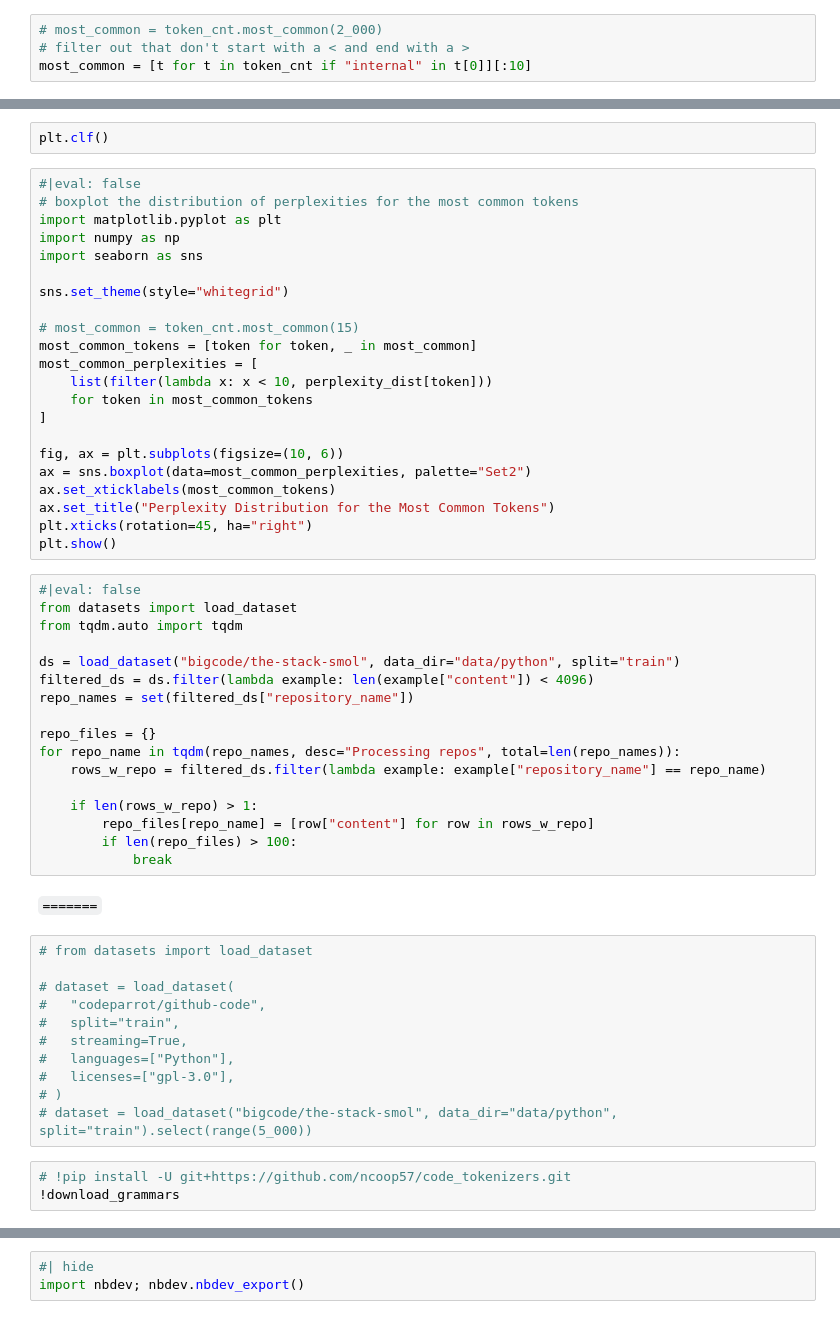
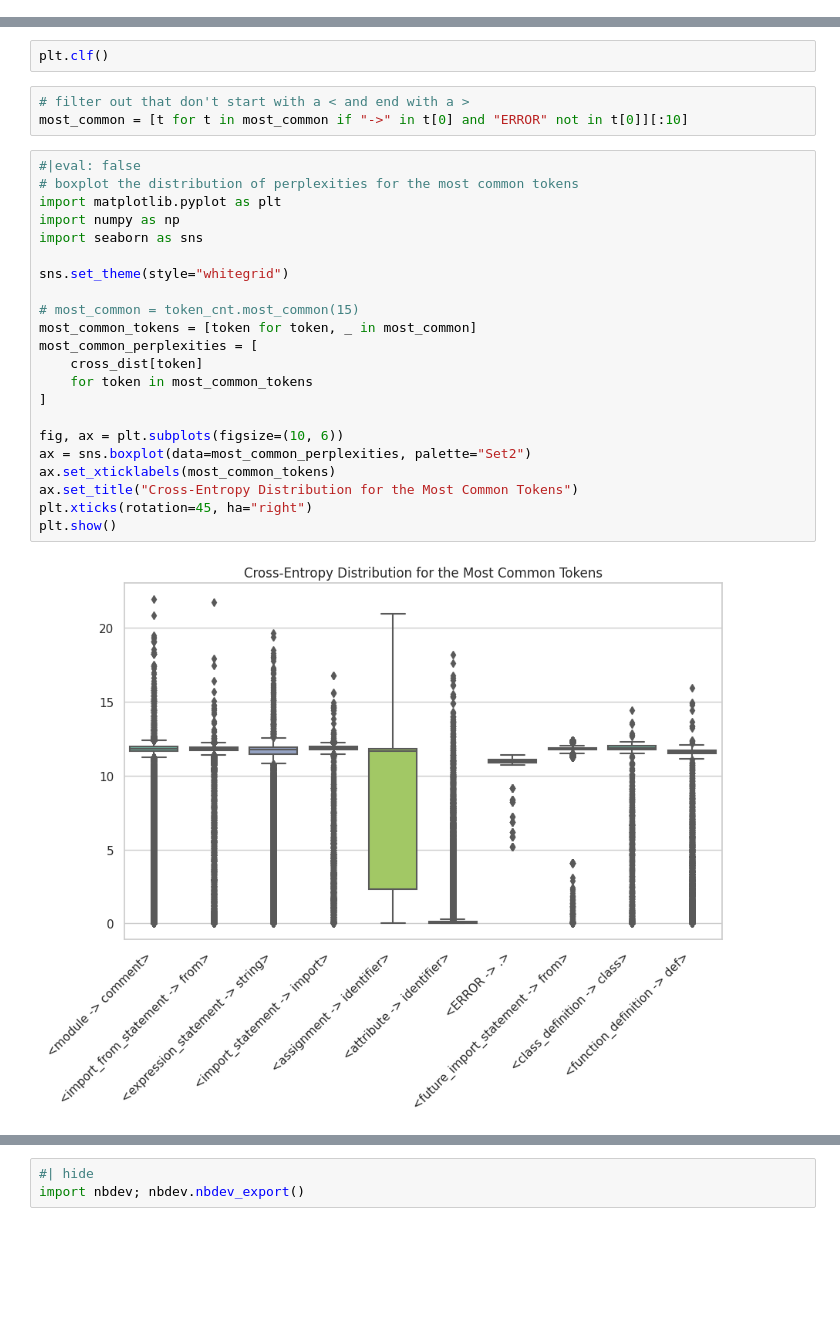
Before and after one commit to ncoop57/perplexed, a Jupyter notebook: nbs/03_paper_results.ipynb, the cells around one changed output, grey strips where cells are left out. Drawn from its saved outputs; the diff is of its cells as text; blank space fills up the shorter version.

```diff
--- a/nbs/03_paper_results.ipynb
+++ b/nbs/03_paper_results.ipynb
@@ -209,4 +246,0 @@ plt.show()
-# %%
-# most_common = token_cnt.most_common(2_000)
-# filter out that don't start with a < and end with a >
-most_common = [t for t in token_cnt if "internal" in t[0]][:10]
@@ -217,57 +251,29 @@ most_common
 # %%
 plt.clf()
+# %%
+# filter out that don't start with a < and end with a >
+most_common = [t for t in most_common if "->" in t[0] and "ERROR" not in t[0]][:10]
 # %%
 #|eval: false
 # boxplot the distribution of perplexities for the most common tokens
 import matplotlib.pyplot as plt
 import numpy as np
 import seaborn as sns
 
 sns.set_theme(style="whitegrid")
 
 # most_common = token_cnt.most_common(15)
 most_common_tokens = [token for token, _ in most_common]
 most_common_perplexities = [
-    list(filter(lambda x: x < 10, perplexity_dist[token]))
+    cross_dist[token]
     for token in most_common_tokens
 ]
 
 fig, ax = plt.subplots(figsize=(10, 6))
 ax = sns.boxplot(data=most_common_perplexities, palette="Set2")
 ax.set_xticklabels(most_common_tokens)
-ax.set_title("Perplexity Distribution for the Most Common Tokens")
+ax.set_title("Cross-Entropy Distribution for the Most Common Tokens")
 plt.xticks(rotation=45, ha="right")
 plt.show()
+# %% [output]
+[figure, added]
-# %%
-#|eval: false
-from datasets import load_dataset
-from tqdm.auto import tqdm
-
-ds = load_dataset("bigcode/the-stack-smol", data_dir="data/python", split="train")
-filtered_ds = ds.filter(lambda example: len(example["content"]) < 4096)
-repo_names = set(filtered_ds["repository_name"])
-
-repo_files = {}
-for repo_name in tqdm(repo_names, desc="Processing repos", total=len(repo_names)):
-    rows_w_repo = filtered_ds.filter(lambda example: example["repository_name"] == repo_name)
-
-    if len(rows_w_repo) > 1:
-        repo_files[repo_name] = [row["content"] for row in rows_w_repo]
-        if len(repo_files) > 100:
-            break
-# %% [markdown]
-`=======`
-# %%
-# from datasets import load_dataset
-
-# dataset = load_dataset(
-#   "codeparrot/github-code",
-#   split="train",
-#   streaming=True,
-#   languages=["Python"],
-#   licenses=["gpl-3.0"],
-# )
-# dataset = load_dataset("bigcode/the-stack-smol", data_dir="data/python", split="train").select(range(5_000))
-# %%
-# !pip install -U git+https://github.com/ncoop57/code_tokenizers.git
-!download_grammars
```
Also changed, not shown: parts of 64 cells of this notebook, 2 other files.
